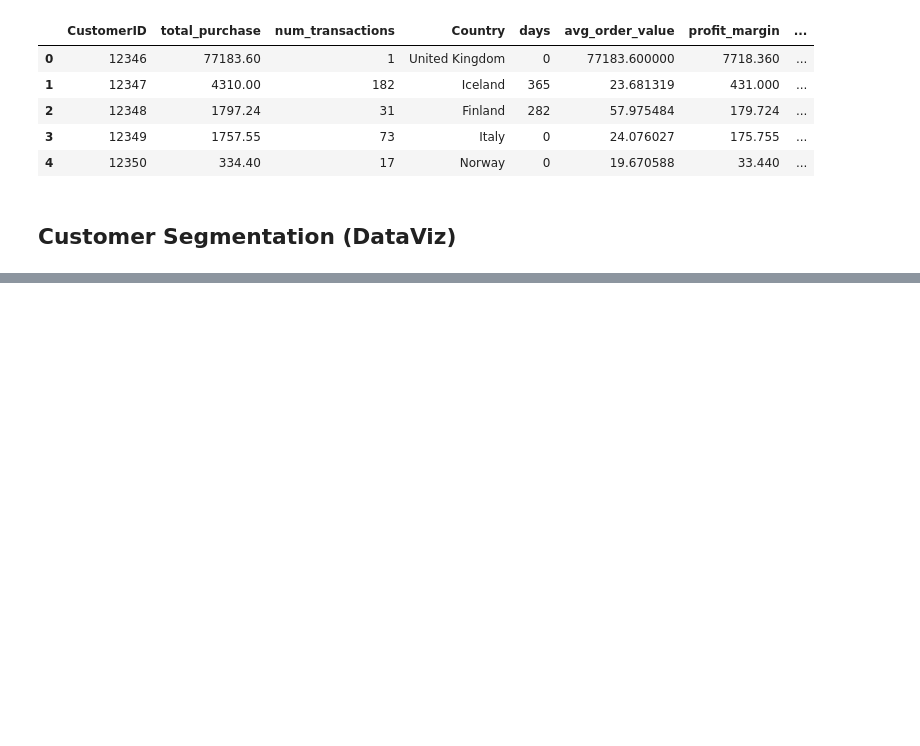
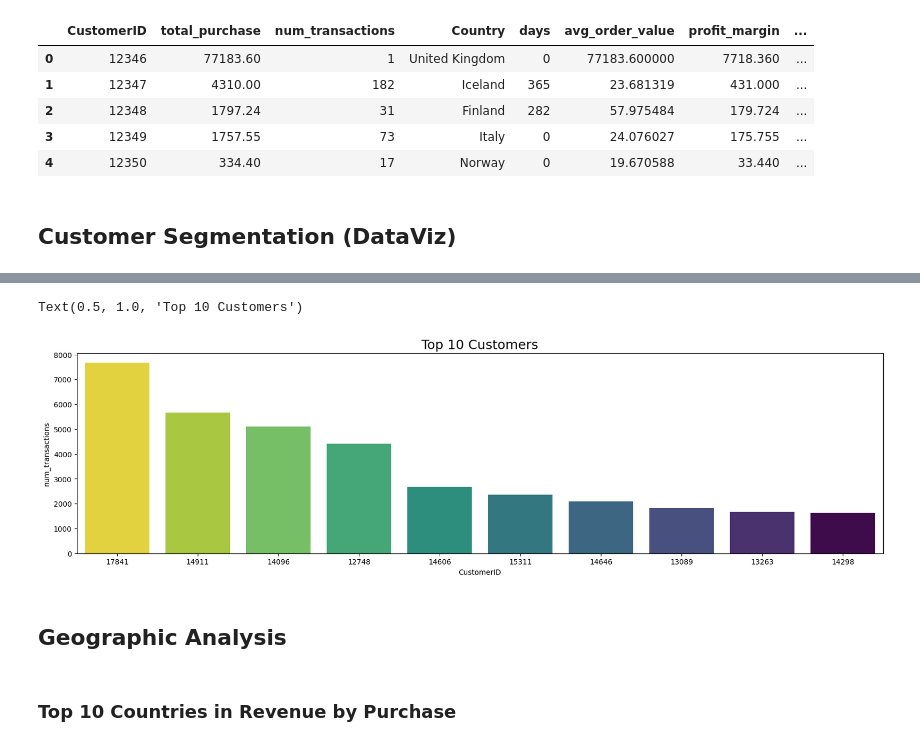
Before and after one commit to jack2000-dev/CLV-business-analysis, a Jupyter notebook: notebooks/main.ipynb, the cells around one changed output, grey strips where cells are left out. Saved outputs shown, nothing was run; the diff lists cells and outputs as text; code cells hidden in the pictures; blank space fills up the shorter version.

Commit message:
feat: analysis logic

```diff
--- a/notebooks/main.ipynb
+++ b/notebooks/main.ipynb
@@ -211,0 +231,25 @@ data_group_v1 = data_group
+# %%
+# Top 10 Customers
+
+x = data_group[['CustomerID', 'num_transactions']].sort_values(by = 'num_transactions', ascending = [False]).head(10)
+# %%
+plt.figure(figsize=(20, 5))
+
+x['rank'] = range(len(x)) # Ordered the color by bar order
+sns.barplot(
+    data = x,
+    x = 'CustomerID',
+    y = 'num_transactions',
+    order = x['CustomerID'],
+    hue = 'rank',
+    palette = 'viridis_r', # _r for reverse color palette
+    legend =False
+)
+plt.title("Top 10 Customers", fontsize= 18)
+# %% [output]
+Text(0.5, 1.0, 'Top 10 Customers')
+[figure, added]
+# %% [markdown]
+## Geographic Analysis
+# %% [markdown]
+### Top 10 Countries in Revenue by Purchase
```
Also changed, not shown: parts of 43 cells of this notebook.
